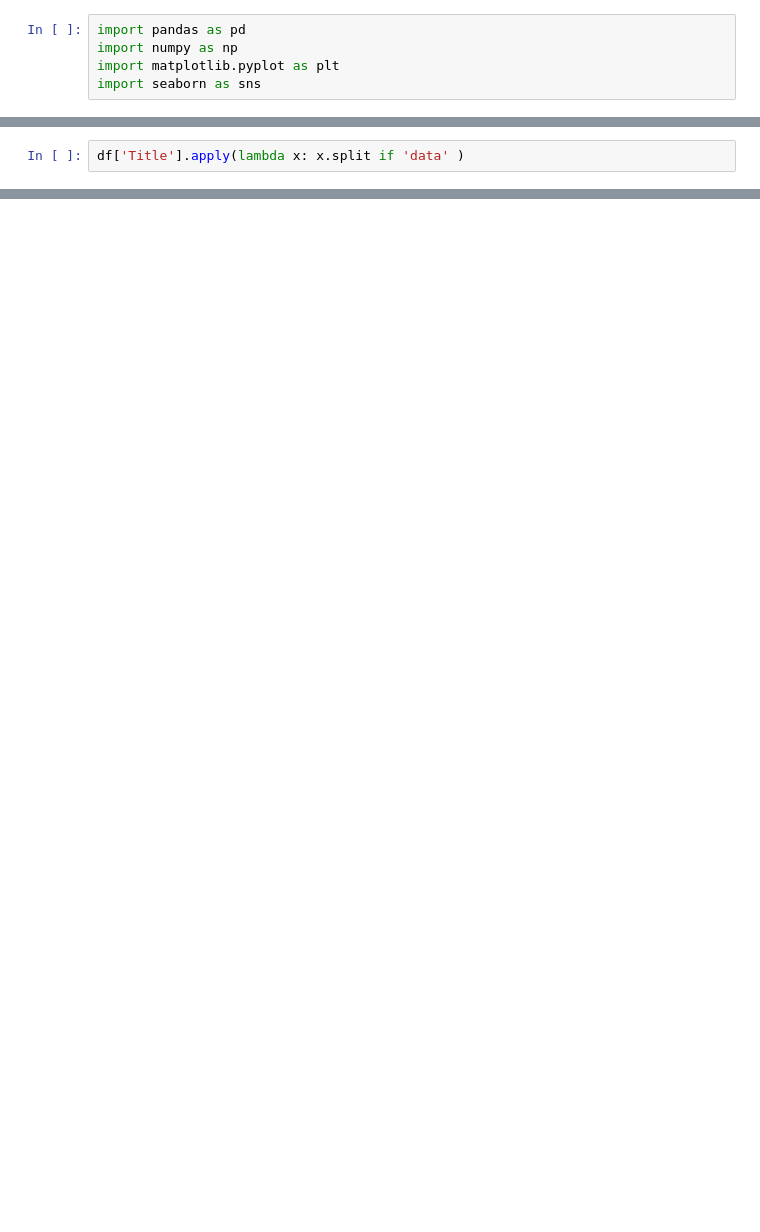
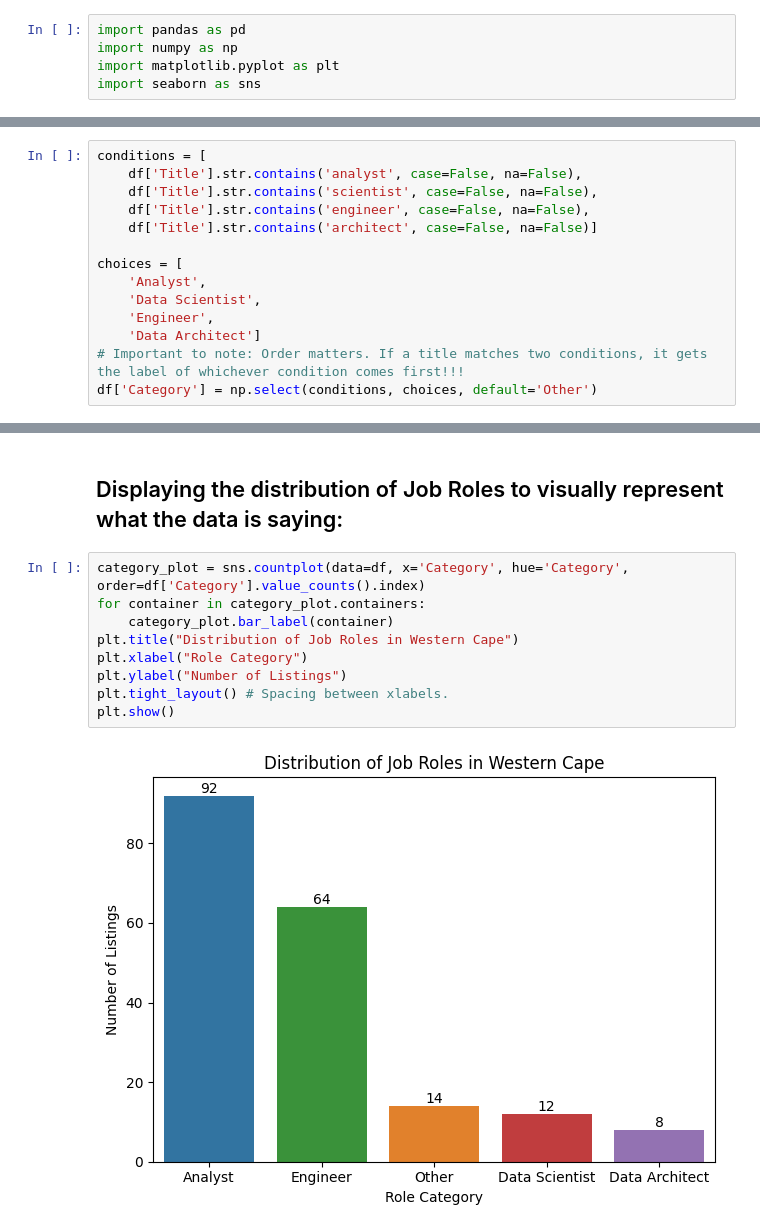
Before and after one commit to Franxed/Data-Science-Roles-Observed-in-South-Africa-Western-Cape-Data-Analyst-Project, a Jupyter notebook: eda.ipynb, the cells around one changed output, grey strips where cells are left out. Drawn from its saved outputs; the diff is of its cells as text; blank space fills up the shorter version.

```diff
--- a/eda.ipynb
+++ b/eda.ipynb
@@ -54,2 +106,14 @@ Name: count, dtype: int64
 # %%
-df['Title'].apply(lambda x: x.split if 'data' )
+conditions = [
+    df['Title'].str.contains('analyst', case=False, na=False),
+    df['Title'].str.contains('scientist', case=False, na=False),
+    df['Title'].str.contains('engineer', case=False, na=False),
+    df['Title'].str.contains('architect', case=False, na=False)]
+
+choices = [
+    'Analyst',
+    'Data Scientist',
+    'Engineer',
+    'Data Architect']
+# Important to note: Order matters. If a title matches two conditions, it gets the label of whichever condition comes first!!!
+df['Category'] = np.select(conditions, choices, default='Other')
@@ -78,0 +156,13 @@ Name: count, dtype: int64
+# %% [markdown]
+## Displaying the distribution of Job Roles to visually represent what the data is saying:
+# %%
+category_plot = sns.countplot(data=df, x='Category', hue='Category', order=df['Category'].value_counts().index)
+for container in category_plot.containers:
+    category_plot.bar_label(container)
+plt.title("Distribution of Job Roles in Western Cape")
+plt.xlabel("Role Category")
+plt.ylabel("Number of Listings")
+plt.tight_layout() # Spacing between xlabels.
+plt.show()
+# %% [output]
+[figure, added]
```
Also changed, not shown: parts of 40 cells of this notebook, 1 other file.
